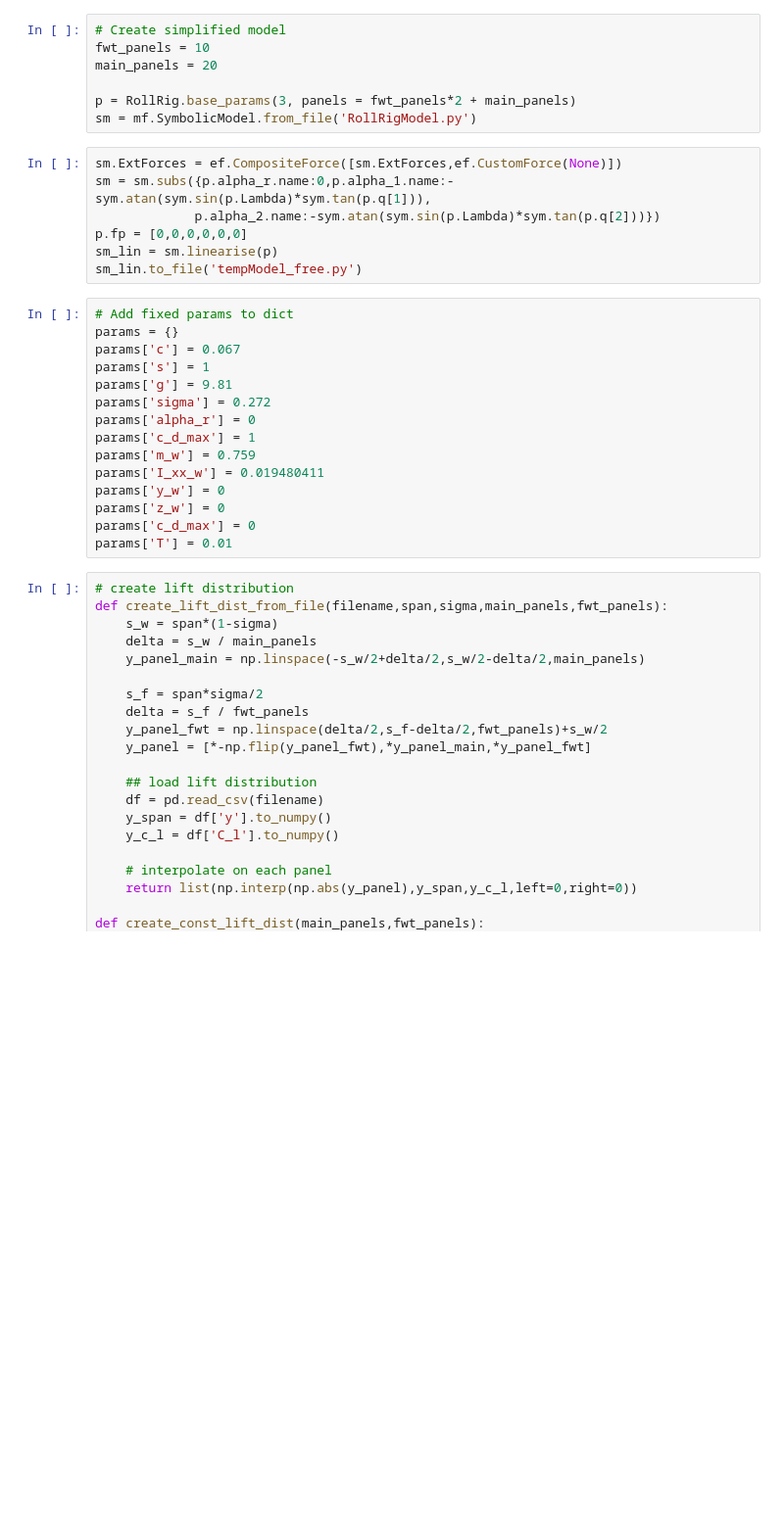
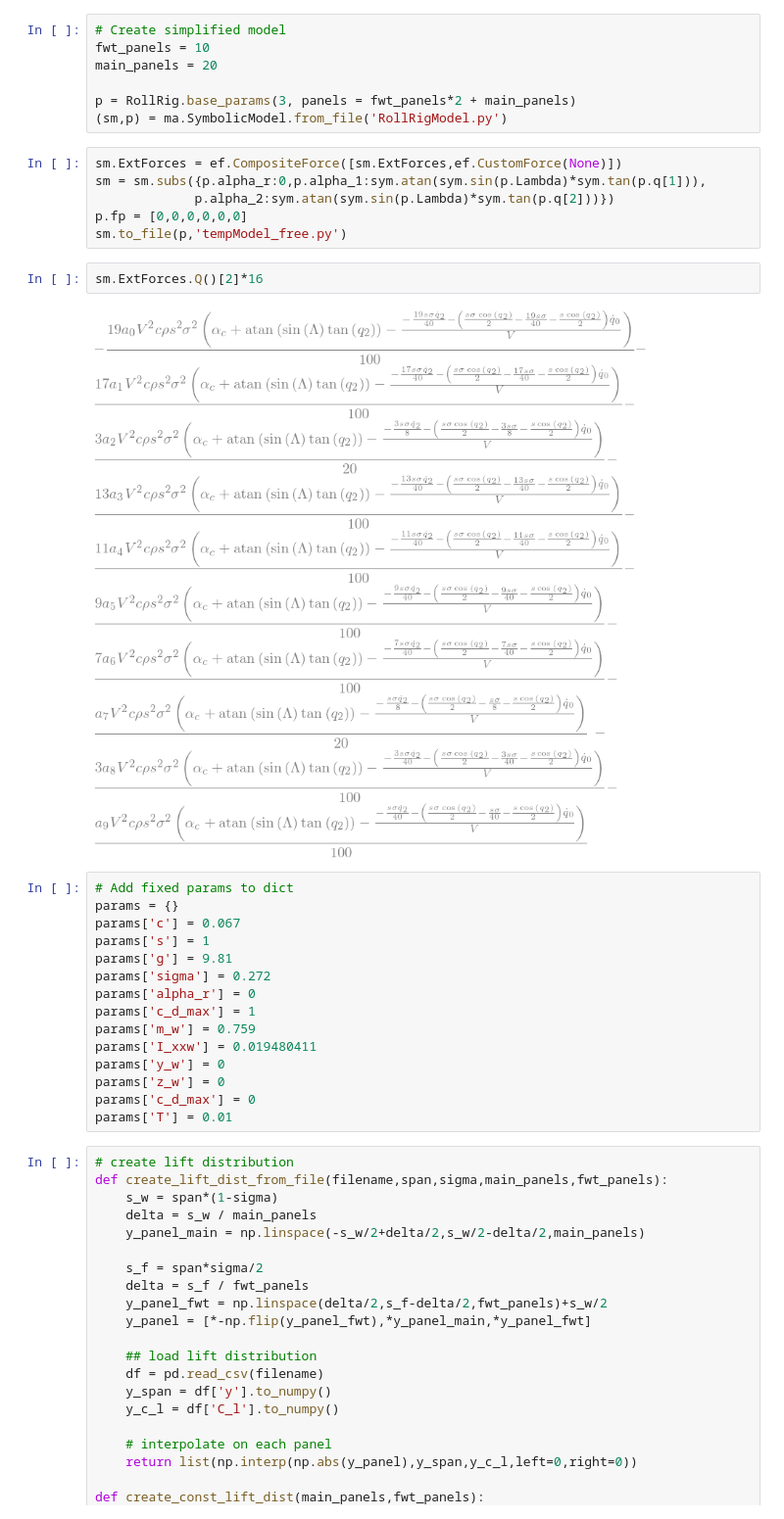
Before and after one commit to fh9g12/FwtModels, a Jupyter notebook: Workbooks/19_willRollingRig/4_GenerateFreeTimeSeries.ipynb, the cells around one changed output. Shown at 98% size. Saved outputs shown, nothing was run; the diff lists cells and outputs as text; blank space fills up the shorter version.

```diff
--- a/Workbooks/19_willRollingRig/4_GenerateFreeTimeSeries.ipynb
+++ b/Workbooks/19_willRollingRig/4_GenerateFreeTimeSeries.ipynb
@@ -35,14 +28,17 @@ fwt_panels = 10
 main_panels = 20
 
 p = RollRig.base_params(3, panels = fwt_panels*2 + main_panels)
-sm = mf.SymbolicModel.from_file('RollRigModel.py')
+(sm,p) = ma.SymbolicModel.from_file('RollRigModel.py')
 # %%
 sm.ExtForces = ef.CompositeForce([sm.ExtForces,ef.CustomForce(None)])
-sm = sm.subs({p.alpha_r.name:0,p.alpha_1.name:-sym.atan(sym.sin(p.Lambda)*sym.tan(p.q[1])),
-             p.alpha_2.name:-sym.atan(sym.sin(p.Lambda)*sym.tan(p.q[2]))})
+sm = sm.subs({p.alpha_r:0,p.alpha_1:sym.atan(sym.sin(p.Lambda)*sym.tan(p.q[1])),
+             p.alpha_2:sym.atan(sym.sin(p.Lambda)*sym.tan(p.q[2]))})
 p.fp = [0,0,0,0,0,0]
-sm_lin = sm.linearise(p)
-sm_lin.to_file('tempModel_free.py')
+sm.to_file(p,'tempModel_free.py')
+# %%
+sm.ExtForces.Q()[2]*16
+# %% [output]
+[figure, added]
 # %%
 # Add fixed params to dict
 params = {}
@@ -53,7 +49,7 @@ params['sigma'] = 0.272
 params['alpha_r'] = 0
 params['c_d_max'] = 1
 params['m_w'] = 0.759
-params['I_xx_w'] = 0.019480411
+params['I_xxw'] = 0.019480411
 params['y_w'] = 0
 params['z_w'] = 0
 params['c_d_max'] = 0
```
Also changed, not shown: parts of 10 cells of this notebook, 42 other files.
